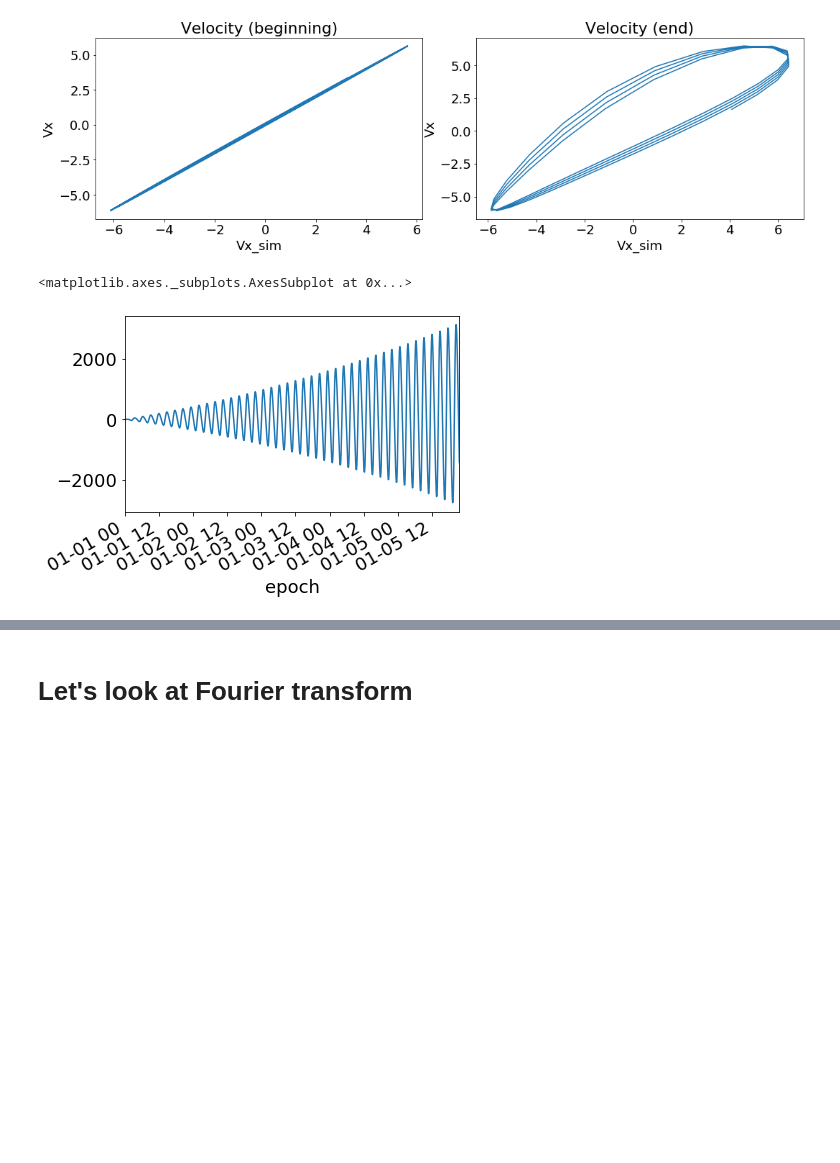
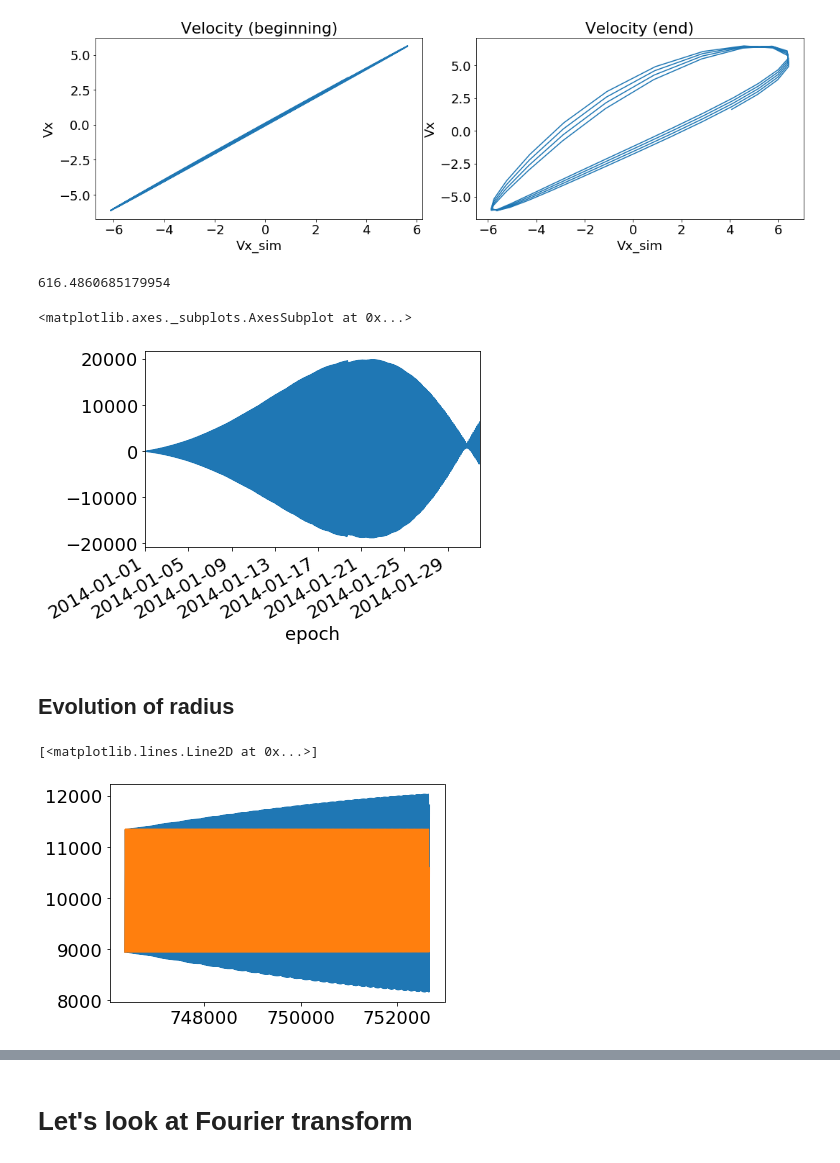
Before and after one commit to Mixanik-43/IDAO-2020, a Jupyter notebook: EDA_Tanya.ipynb, the cells around one changed output, grey strips where cells are left out. Saved outputs shown, nothing was run; the diff lists cells and outputs as text; code cells hidden in the pictures; blank space fills up the shorter version.

```diff
--- a/EDA_Tanya.ipynb
+++ b/EDA_Tanya.ipynb
@@ -173,7 +177,22 @@ plt.tight_layout()
 [figure]
 # %%
 difference = m_data.x-m_data.x_sim
-difference[:1000].plot()
+print(difference.mean())
+difference[:].plot()
 # %% [output]
-<matplotlib.axes._subplots.AxesSubplot at 0x...>
+616.4860685179954
+<matplotlib.axes._subplots.AxesSubplot at 0x...>
-[figure, old version]
+[figure, new version]
+# %% [markdown]
+## Evolution of radius
+# %%
+m_id = sat_obs.sort_values().index[-1]
+m_data = data[data.sat_id == m_id]
+# %%
+r = np.sqrt(m_data.x**2+m_data.y**2+m_data.z**2)
+r_sim = np.sqrt(m_data.x_sim**2+m_data.y_sim**2+m_data.z_sim**2)
+plt.plot(r[:])
+plt.plot(r_sim[:])
+# %% [output]
+[<matplotlib.lines.Line2D at 0x...>]
+[figure, added]
```
Also changed, not shown: parts of 15 cells of this notebook.
